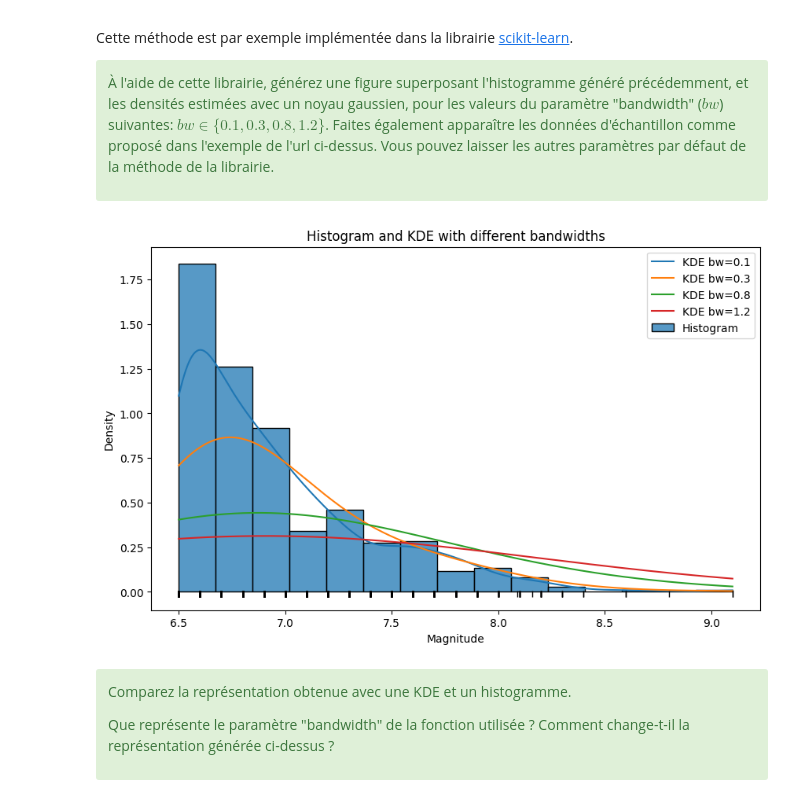
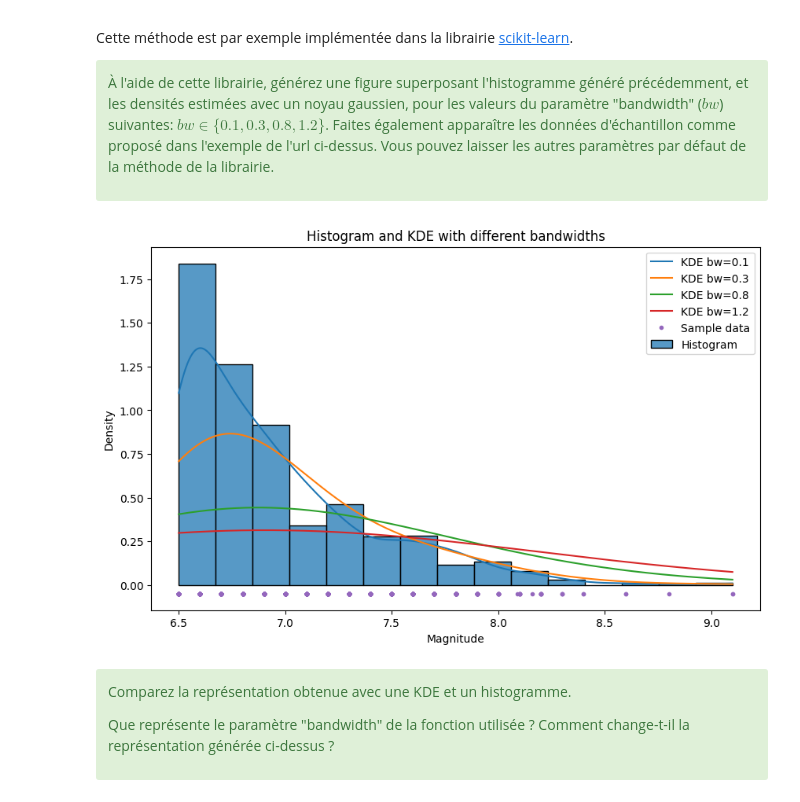
Before and after one commit to LeJzer03/Stat.-Devoir---Github, a Jupyter notebook: math0487_hw1_student.ipynb, the cells around one changed output. Cells and saved outputs as stored; diff of their text form; code cells hidden in the pictures.

```diff
--- a/math0487_hw1_student.ipynb
+++ b/math0487_hw1_student.ipynb
@@ -255,33 +257,33 @@ Cette méthode est par exemple implémentée dans la librairie [scikit-learn](ht
 # %%
 
 # Convertir les données en tableau NumPy
 data_np = np.array(data)
 
 # Superposition de l'histogramme et des densités estimées avec un noyau gaussien pour différentes valeurs de bandwidth
 fig, ax = plt.subplots(figsize=(10, 6))
 
 # Histogramme
 sns.histplot(data_np, bins=15, kde=False, stat="density", ax=ax, label='Histogram')
 
 # Estimation de la densité avec différents bandwidths
 bandwidths = [0.1, 0.3, 0.8, 1.2]
 for bw in bandwidths:
     kde = KernelDensity(kernel='gaussian', bandwidth=bw).fit(data_np[:, None])
     log_dens = kde.score_samples(np.linspace(data_np.min(), data_np.max(), 1000)[:, None])
     ax.plot(np.linspace(data_np.min(), data_np.max(), 1000), np.exp(log_dens), label=f'KDE bw={bw}')
 
 # Affichage des données d'échantillon
-ax.plot(data_np, np.full_like(data_np, -0.01), '|k', markeredgewidth=1)
+ax.plot(data_np, np.full_like(data_np, -0.05), '.', markeredgewidth=1, label='Sample data')
 
 # Configuration du graphique
 ax.set_title('Histogram and KDE with different bandwidths')
 ax.set_xlabel('Magnitude')
 ax.set_ylabel('Density')
 ax.legend()
 
 plt.show()
 # %% [output]
-[figure, old version]
+[figure, new version]
 # %% [markdown]
 <div class="alert-success">
 
```
Also changed, not shown: parts of 7 cells of this notebook.
